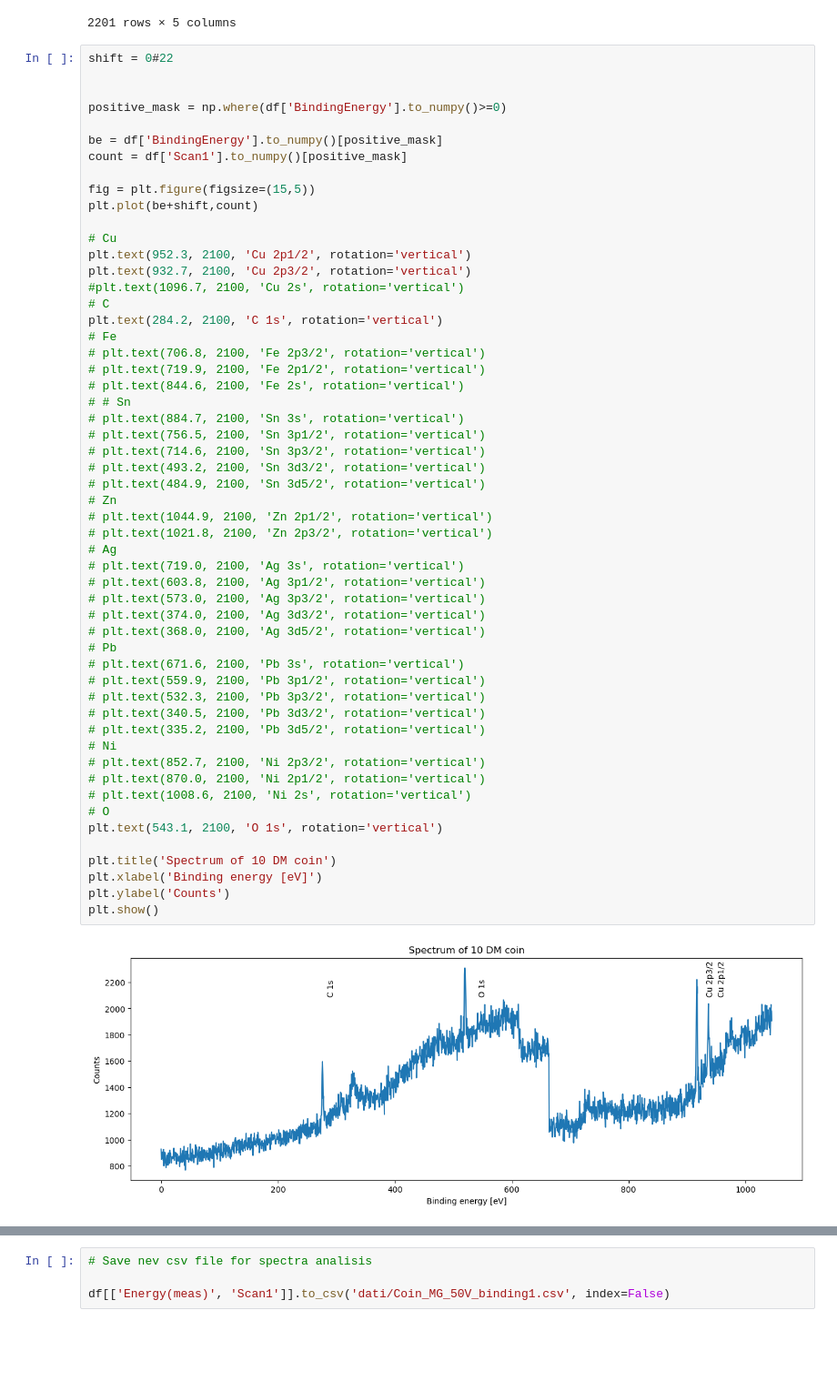
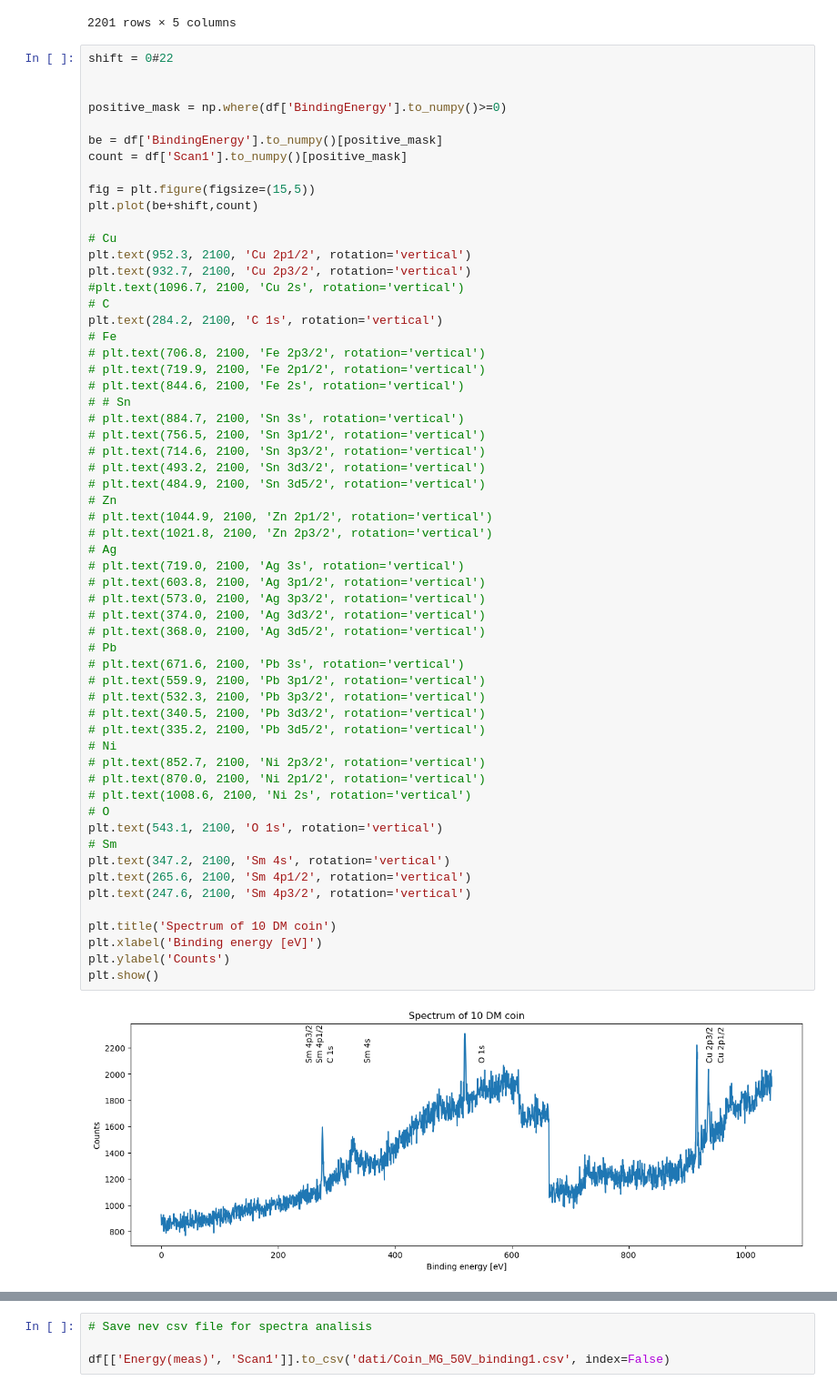
Before and after one commit to Nereumobu/advanced_lab_master, a Jupyter notebook: Ma_4/work_arpes_Coin_Mg_50V.ipynb, the cells around one changed output, grey strips where cells are left out. Shown at 91% size. Cells and saved outputs as stored; diff of their text form; blank space fills up the shorter version.

```diff
--- a/Ma_4/work_arpes_Coin_Mg_50V.ipynb
+++ b/Ma_4/work_arpes_Coin_Mg_50V.ipynb
@@ -120,34 +120,38 @@ plt.text(284.2, 2100, 'C 1s', rotation='vertical')
 # plt.text(714.6, 2100, 'Sn 3p3/2', rotation='vertical')
 # plt.text(493.2, 2100, 'Sn 3d3/2', rotation='vertical')
 # plt.text(484.9, 2100, 'Sn 3d5/2', rotation='vertical')
 # Zn
 # plt.text(1044.9, 2100, 'Zn 2p1/2', rotation='vertical')
 # plt.text(1021.8, 2100, 'Zn 2p3/2', rotation='vertical')
 # Ag
 # plt.text(719.0, 2100, 'Ag 3s', rotation='vertical')
 # plt.text(603.8, 2100, 'Ag 3p1/2', rotation='vertical')
 # plt.text(573.0, 2100, 'Ag 3p3/2', rotation='vertical')
 # plt.text(374.0, 2100, 'Ag 3d3/2', rotation='vertical')
 # plt.text(368.0, 2100, 'Ag 3d5/2', rotation='vertical')
 # Pb
 # plt.text(671.6, 2100, 'Pb 3s', rotation='vertical')
 # plt.text(559.9, 2100, 'Pb 3p1/2', rotation='vertical')
 # plt.text(532.3, 2100, 'Pb 3p3/2', rotation='vertical')
 # plt.text(340.5, 2100, 'Pb 3d3/2', rotation='vertical')
 # plt.text(335.2, 2100, 'Pb 3d5/2', rotation='vertical')
 # Ni
 # plt.text(852.7, 2100, 'Ni 2p3/2', rotation='vertical')
 # plt.text(870.0, 2100, 'Ni 2p1/2', rotation='vertical')
 # plt.text(1008.6, 2100, 'Ni 2s', rotation='vertical')
 # O
 plt.text(543.1, 2100, 'O 1s', rotation='vertical')
+# Sm
+plt.text(347.2, 2100, 'Sm 4s', rotation='vertical')
+plt.text(265.6, 2100, 'Sm 4p1/2', rotation='vertical')
+plt.text(247.6, 2100, 'Sm 4p3/2', rotation='vertical')
 
 plt.title('Spectrum of 10 DM coin')
 plt.xlabel('Binding energy [eV]')
 plt.ylabel('Counts')
 plt.show()
 # %% [output]
-[figure, old version]
+[figure, new version]
 # %% [markdown]
 ### Value of fitted picks and parameters
 - Fermi energy 1244 +- 7
```
Also changed, not shown: parts of 2 cells of this notebook, 5 other files.
